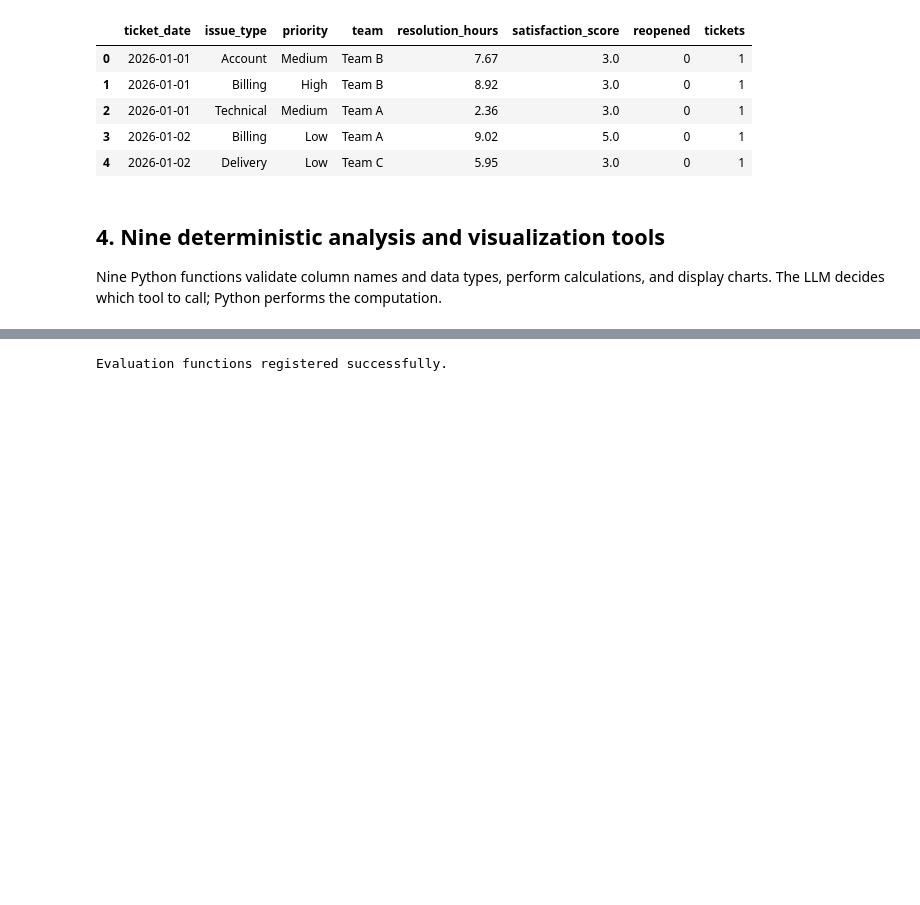
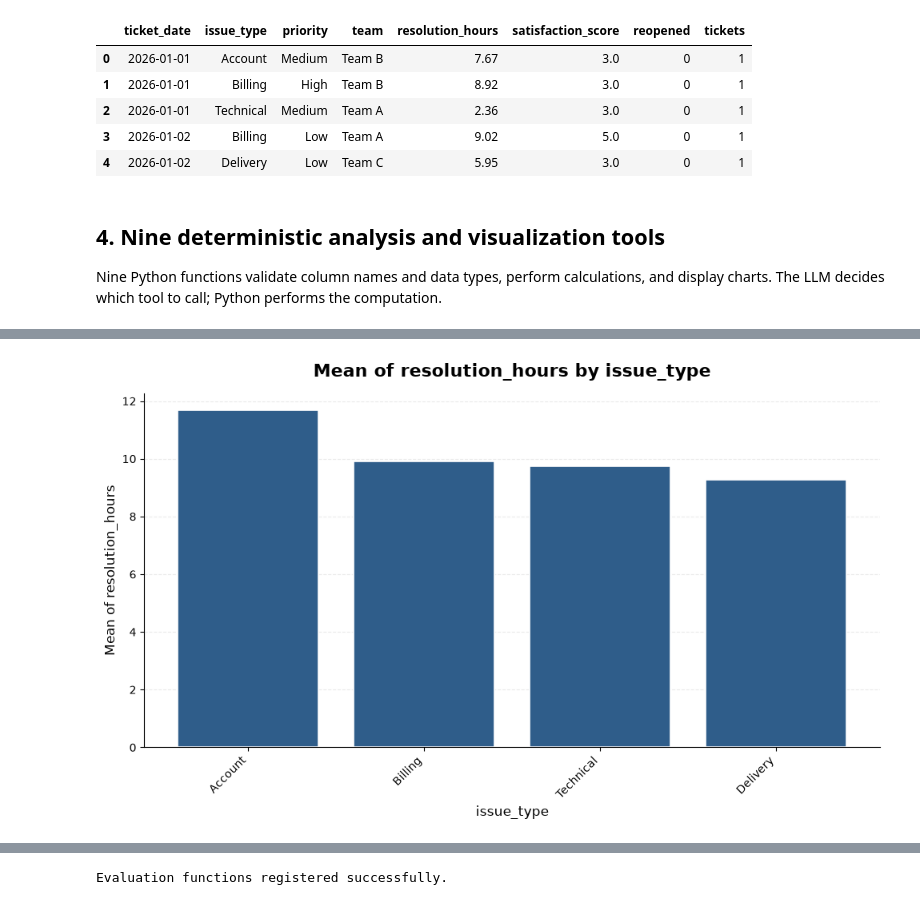
Before and after one commit to ilcink/AI-Data-Analyst-Agent, a Jupyter notebook: AI_Data_Analyst_Agent.ipynb, the cells around one changed output, grey strips where cells are left out. Drawn from its saved outputs; the diff is of its cells as text; code cells hidden in the pictures; blank space fills up the shorter version.

```diff
--- a/AI_Data_Analyst_Agent.ipynb
+++ b/AI_Data_Analyst_Agent.ipynb
@@ -476,16 +1405,0 @@ Change the question for the active dataset. This call consumes Groq API quota. T
-# %%
-demo_question = (
-    "Compare average resolution_hours by issue_type, create a bar chart, "
-    "and explain missing values."
-    if DATASET == "support" else
-    "Compare total revenue by product_category and create a bar chart. "
-    "Do not assume a currency."
-)
-
-result = ask_agent(demo_question, return_trace=True)
-print("\nQUESTION:", demo_question)
-print("\nAGENT ANSWER:\n")
-display(Markdown(result["answer"]))
-print("\nTOOL TRACE SUMMARY:")
-for step in result["trace"]:
-    print(step["tool"], "| arguments:", step["arguments"], "| error:", step["error"])
@@ -549,0 +1416,74 @@ Checks whether expected tools are called and whether their outputs match local r
+# %%
+
+# SELECTING THE DEMONSTRATION QUESTION
+
+# Selecting a question for the customer support dataset
+if DATASET == "support":
+
+    demo_question = (
+        "Compare average resolution_hours by issue_type, create a bar chart, "
+        "and explain missing values."
+    )
+
+# Selecting a question for the sales dataset
+elif DATASET == "sales":
+
+    demo_question = (
+        "Compare total revenue by product_category and create a bar chart. "
+        "Do not assume a currency."
+    )
+
+# Selecting a question for an uploaded dataset
+elif DATASET == "upload":
+
+    demo_question = (
+        "Inspect the dataset, describe its columns, "
+        "and summarize missing values."
+    )
+
+
+# RUNNING THE AI AGENT
+
+# Sending the question to the agent
+# Requesting both the final answer and the tool execution history
+result = ask_agent(demo_question, return_trace=True)
+
+
+# DISPLAYING THE QUESTION
+
+# Displaying the question sent to the agent
+print("\nQUESTION:", demo_question)
+
+
+# DISPLAYING THE AGENT ANSWER
+
+# Displaying the answer heading
+print("\nAGENT ANSWER:\n")
+
+# Getting the final answer
+answer = result["answer"]
+
+# Displaying the answer with Markdown formatting
+display(Markdown(answer))
+
+
+# DISPLAYING THE TOOL EXECUTION HISTORY
+
+# Displaying the execution history heading
+print("\nTOOL TRACE SUMMARY:")
+
+# Checking each tool execution record
+for step in result["trace"]:
+
+    # Getting the selected tool name
+    tool_name = step["tool"]
+
+    # Getting the arguments used to execute the tool
+    arguments = step["arguments"]
+
+    # Getting any execution error
+    error = step["error"]
+
+    # Displaying the tool name, arguments, and error
+    print(tool_name, "| arguments:", arguments, "| error:", error)
+# %% [output]
@@ -549,0 +1493 @@ Checks whether expected tools are called and whether their outputs match local r
+[figure, added]
```
Also changed, not shown: parts of 37 cells of this notebook, 12 other files.
